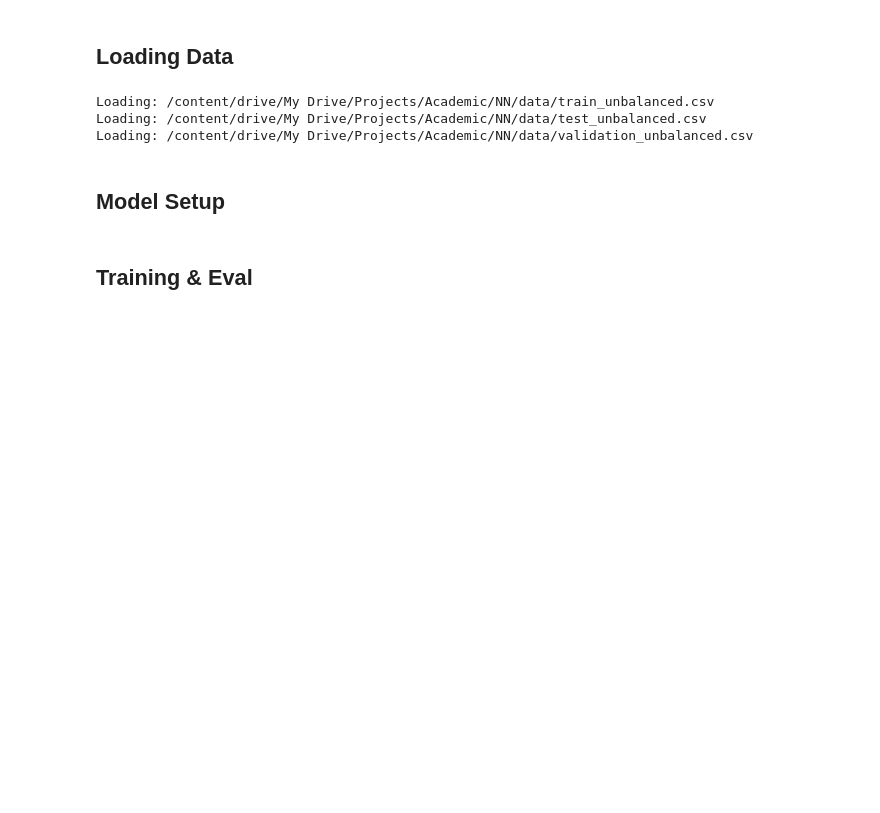
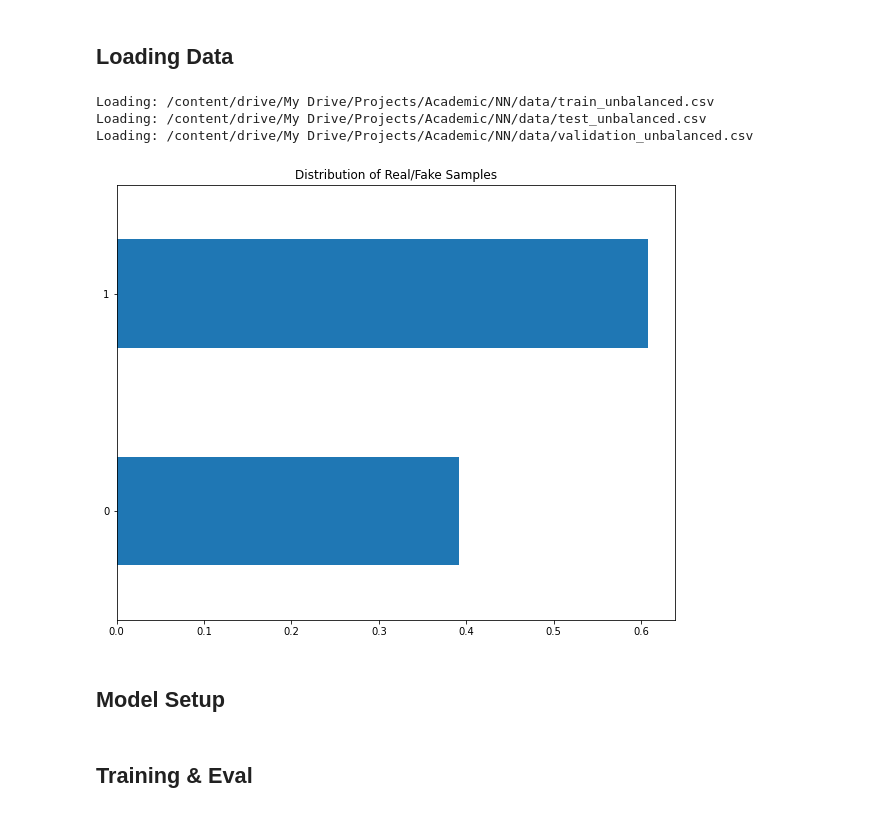
Before and after one commit to pablokvitca/ds4440-project, a Jupyter notebook: final_adv_fann.ipynb, the cells around one changed output. Drawn from its saved outputs; the diff is of its cells as text; code cells hidden in the pictures; blank space fills up the shorter version.

Commit message:
Added plots

```diff
--- a/final_adv_fann.ipynb
+++ b/final_adv_fann.ipynb
@@ -112,6 +112,15 @@ unbal_data_val = load_from_csv(unbalanced_validation_data_path)
 Loading: /content/drive/My Drive/Projects/Academic/NN/data/train_unbalanced.csv
 Loading: /content/drive/My Drive/Projects/Academic/NN/data/test_unbalanced.csv
 Loading: /content/drive/My Drive/Projects/Academic/NN/data/validation_unbalanced.csv
+# %%
+fig = plt.figure(figsize=(10, 8))
+unbal_data_train.fake.value_counts(normalize=True).sort_values().plot(kind = 'barh')
+plt.title("Distribution of Real/Fake Samples")
+fig.patch.set_facecolor('white')
+plt.savefig(destination_folder + "class_distribution", bbox_inches='tight')
+fig.show()
+# %% [output]
+[figure, added]
 # %%
 class FNDataset(Dataset):
     def __init__(self, news, targets, keywords, indexes, tokenizer, max_tokens):
```
Also changed, not shown: parts of 25 cells of this notebook, 15 other files.
